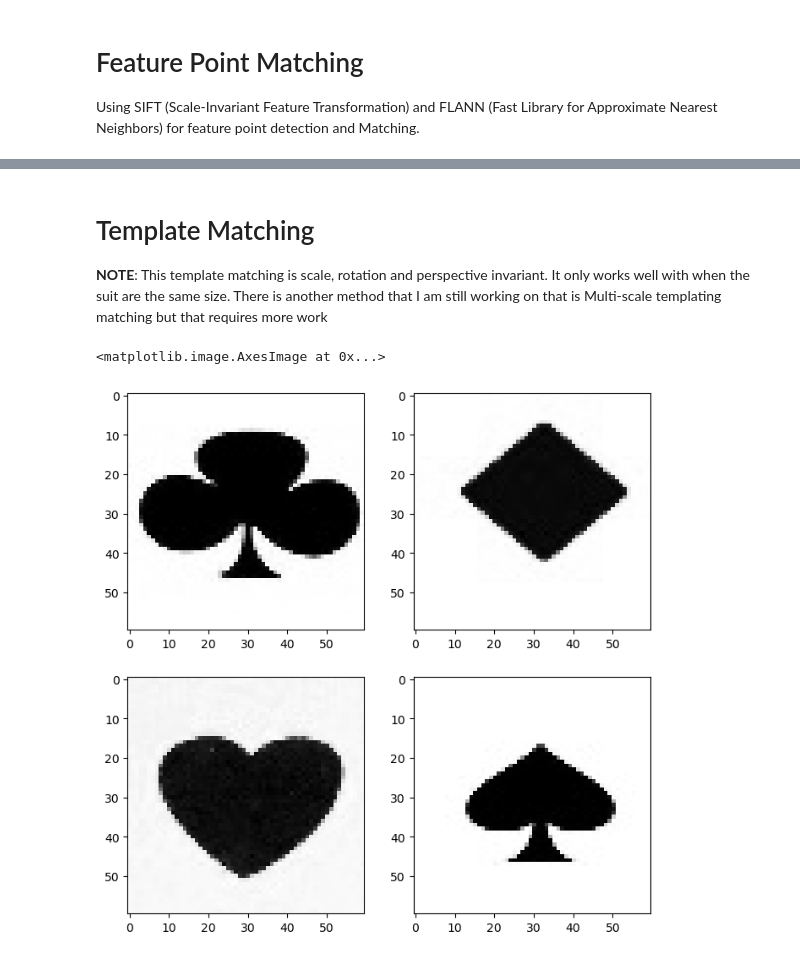
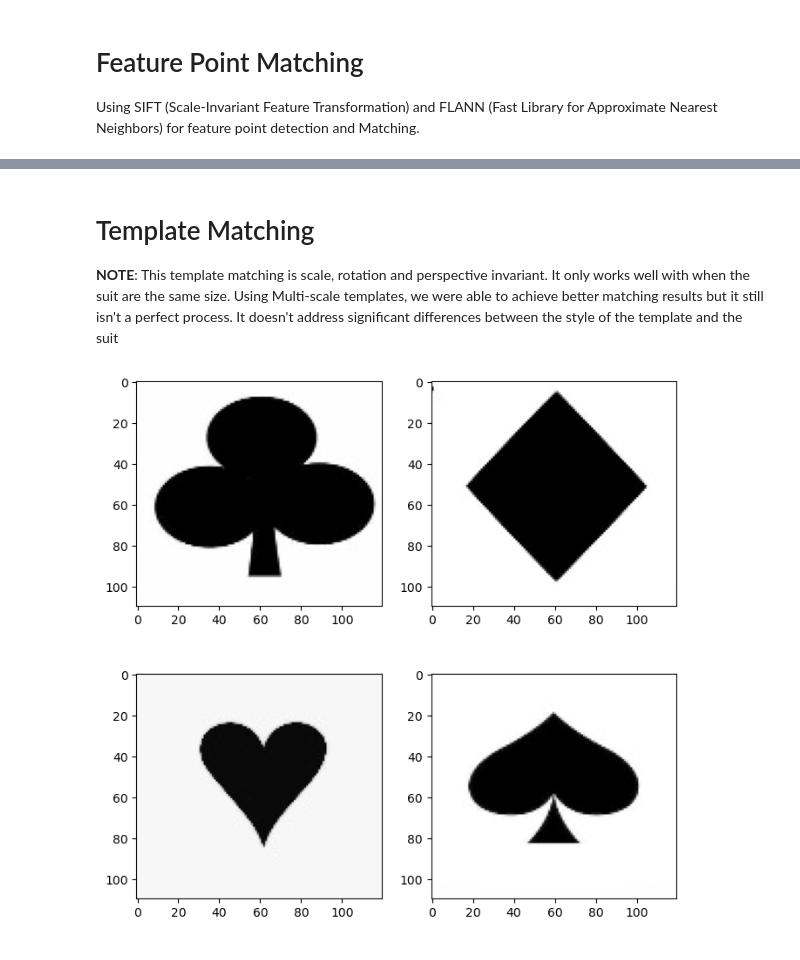
Before and after one commit to DianaLNguyen/ucb_mids_w281_project, a Jupyter notebook: feature_pointing_and_template_matching.ipynb, the cells around one changed output, grey strips where cells are left out. Saved outputs shown, nothing was run; the diff lists cells and outputs as text; code cells hidden in the pictures.

Commit message:
PCA and updated feature matching

```diff
--- a/feature_pointing_and_template_matching.ipynb
+++ b/feature_pointing_and_template_matching.ipynb
@@ -27,15 +66,16 @@ Using SIFT (Scale-Invariant Feature Transformation) and FLANN (Fast Library for
 # %%
 #display images
 #define the image path
-image_path = data_path + image_csv['filepaths']
+image_path = image_csv['filepaths']
 
 #display the reference images
-reference_club_image = cv.cvtColor(plt.imread(image_path[23]), cv.COLOR_BGR2GRAY)
-reference_diamond_image = cv.cvtColor(plt.imread(image_path[134]), cv.COLOR_BGR2GRAY)
-reference_heart_image = cv.cvtColor(plt.imread(image_path[258]), cv.COLOR_BGR2GRAY)
-reference_spade_image = cv.cvtColor(plt.imread(image_path[447]), cv.COLOR_BGR2GRAY)
+# reference_club_image = cv.cvtColor(plt.imread('Dataset/train/ace of clubs/083.jpg'), cv.COLOR_BGR2GRAY)
+reference_club_image = convert_to_grayscale('train/ace of clubs/083.jpg')
+reference_diamond_image = convert_to_grayscale('train/ace of diamonds/035.jpg')
+reference_heart_image = convert_to_grayscale('train/ace of hearts/026.jpg')
+reference_spade_image = convert_to_grayscale('train/ace of spades/064.jpg')
 
-test_image = cv.cvtColor(plt.imread(image_path[70]), cv.COLOR_BGR2GRAY)
+test_image = convert_to_grayscale(image_path[70])
 
 figs, axes = plt.subplots(2,2)
 
@@ -135,20 +149,21 @@ plt.show()
 # %% [markdown]
 # Template Matching
 
-**NOTE**: This template matching is scale, rotation and perspective invariant. It only works well with when the suit are the same size. There is another method that I am still working on that is Multi-scale templating matching but that requires more work
+**NOTE**: This template matching is scale, rotation and perspective invariant. It only works well with when the suit are the same size.
+Using Multi-scale templates, we were able to achieve better matching results but it still isn't a perfect process. It doesn't address significant differences between the style of the template and the suit
 # %%
-#Cropping the suit of the card
+#Cropping the suit of the card to get the template
 
-club_template = reference_club_image[80:140, 80:140]
-diamond_template = reference_diamond_image[80:140, 80:140]
-heart_template = reference_heart_image[80:140, 80:140]
-spade_template = reference_spade_image[80:140, 80:140]
+club_template = reference_club_image[60:170, 50:170]
+diamond_template = reference_diamond_image[60:170, 50:170]
+heart_template = reference_heart_image[60:170, 50:170]
+spade_template = reference_spade_image[60:170, 50:170]
 
 figs, axes = plt.subplots(2,2, figsize = (8, 8))
 axes[0,0].imshow(club_template, cmap = 'gray')
 axes[0,1].imshow(diamond_template, cmap = 'gray')
 axes[1,0].imshow(heart_template, cmap = 'gray')
 axes[1,1].imshow(spade_template, cmap = 'gray')
+plt.show()
 # %% [output]
-<matplotlib.image.AxesImage at 0x...>
-[figure, old version]
+[figure, new version]
```
Also changed, not shown: parts of 10 cells of this notebook, 2 other files.
